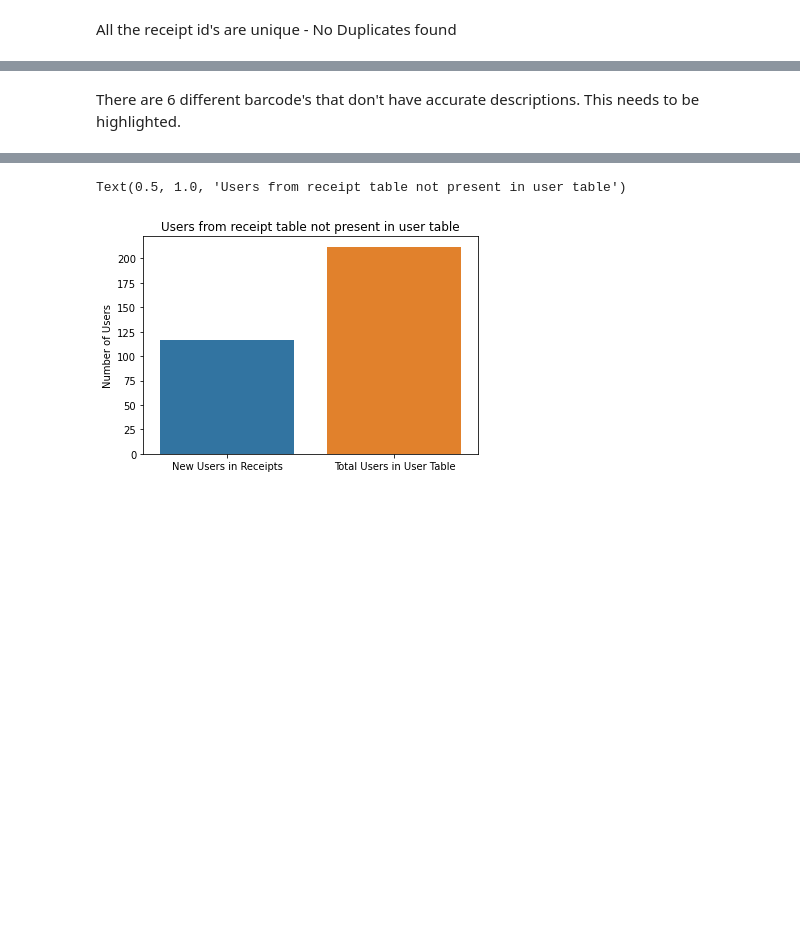
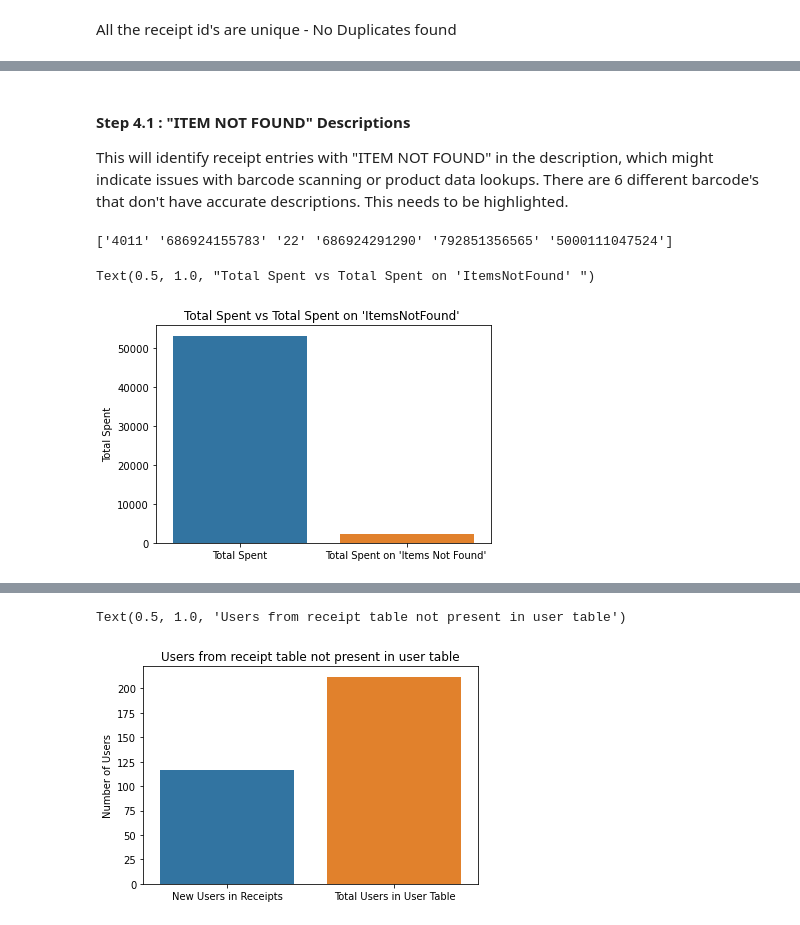
Before and after one commit to khatrigaurav/Fetch_Assessment, a Jupyter notebook: 3. Data Quality Report.ipynb, the cells around one changed output, grey strips where cells are left out. Cells and saved outputs as stored; diff of their text form; code cells hidden in the pictures; blank space fills up the shorter version.

```diff
--- a/3. Data Quality Report.ipynb
+++ b/3. Data Quality Report.ipynb
@@ -204,2 +198,14 @@ array(['4011', '686924155783', '22', '686924291290', '792851356565',
 # %% [markdown]
-There are 6 different barcode's that don't have accurate descriptions. This needs to be highlighted.
+#### Step 4.1 : "ITEM NOT FOUND" Descriptions
+This will identify receipt entries with "ITEM NOT FOUND" in the description, which might indicate issues with barcode scanning or product data lookups. There are 6 different barcode's that don't have accurate descriptions. This needs to be highlighted.
+# %%
+print(item_table[item_table.description == 'ITEM NOT FOUND'].barcode.unique())
+# %% [output]
+['4011' '686924155783' '22' '686924291290' '792851356565' '5000111047524']
+# %%
+sns.barplot(x=['Total Spent', "Total Spent on 'Items Not Found' "], y=[receipt_table.totalSpent.astype(float).sum(), receipt_table[receipt_table["_id.$oid"].isin(item_table[item_table.description == 'ITEM NOT FOUND'].receipt_id.unique())].totalSpent.astype(float).sum()])
+plt.ylabel('Total Spent')
+plt.title("Total Spent vs Total Spent on 'ItemsNotFound' ")
+# %% [output]
+Text(0.5, 1.0, "Total Spent vs Total Spent on 'ItemsNotFound' ")
+[figure, added]
```
Also changed, not shown: parts of 26 cells of this notebook, 5 other files.
